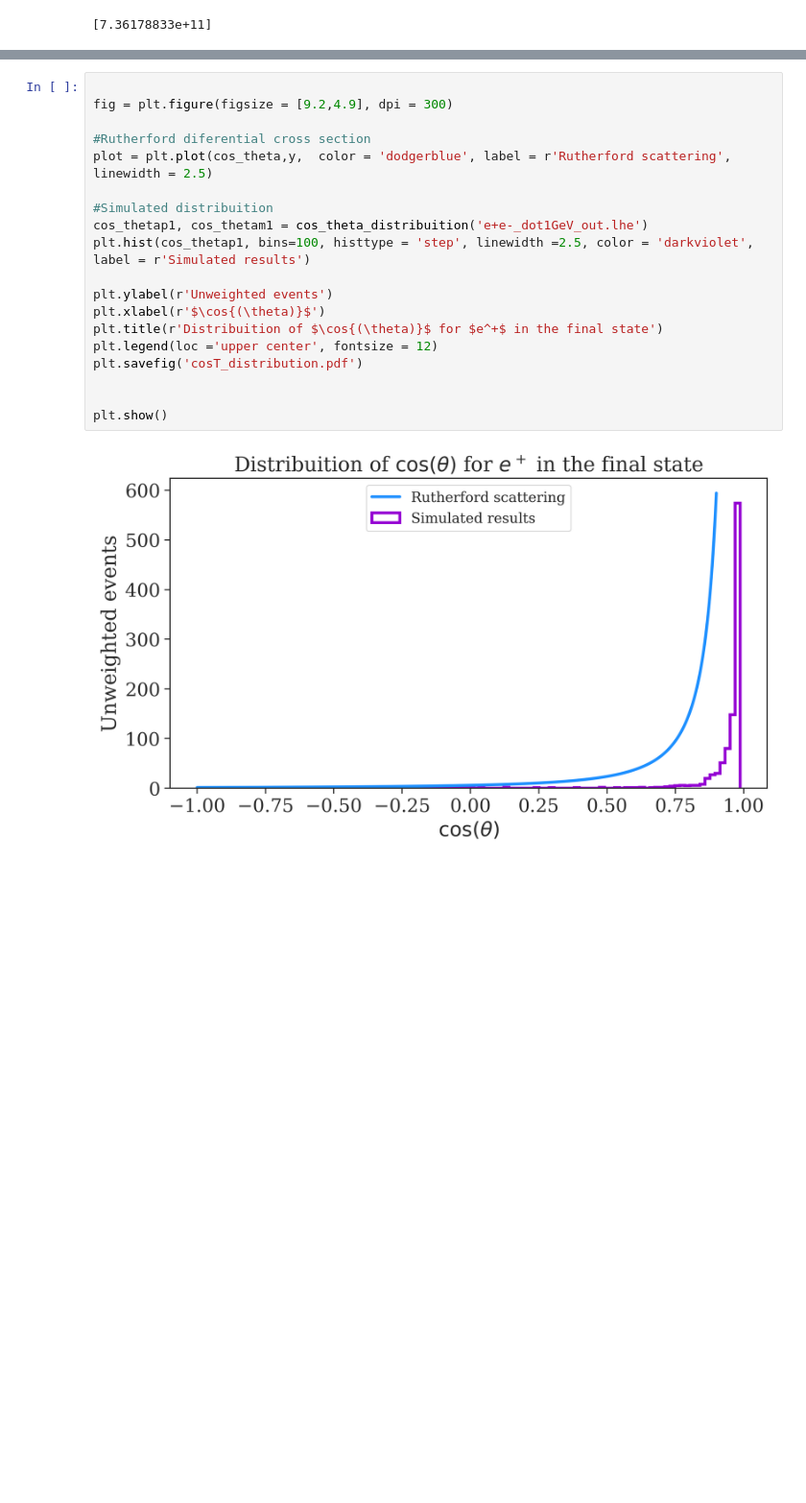
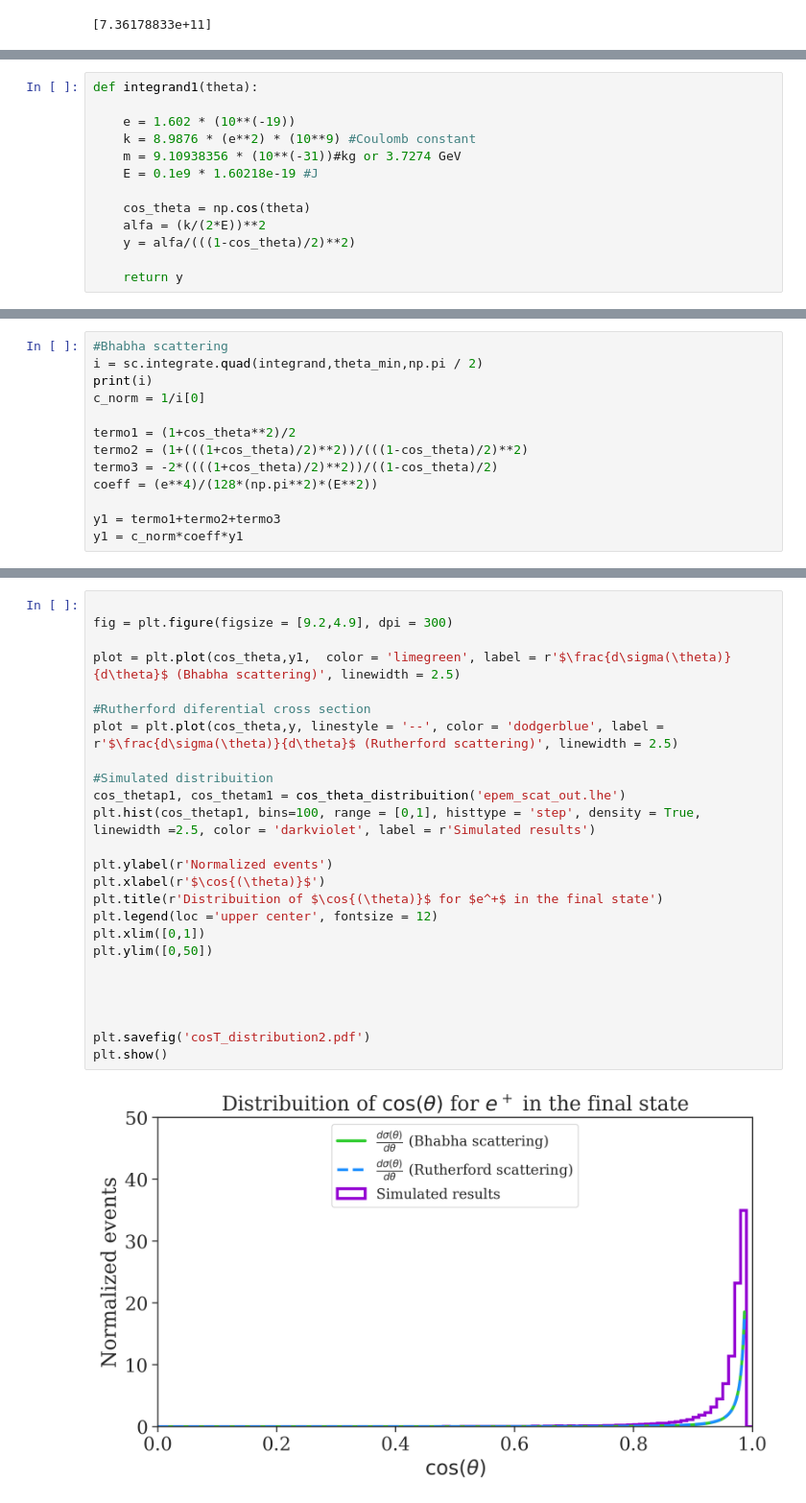
Before and after one commit to viniciusrocca/simulationsSM, a Jupyter notebook: epem2epem/epem2epem.ipynb, the cells around one changed output, grey strips where cells are left out. Shown at 96% size. Drawn from its saved outputs; the diff is of its cells as text; blank space fills up the shorter version.

```diff
--- a/epem2epem/epem2epem.ipynb
+++ b/epem2epem/epem2epem.ipynb
@@ -155,3 +189,16 @@ plt.show()
+# %%
+def integrand1(theta):
+
+    e = 1.602 * (10**(-19))
+    k = 8.9876 * (e**2) * (10**9) #Coulomb constant
+    m = 9.10938356 * (10**(-31))#kg or 3.7274 GeV
+    E = 0.1e9 * 1.60218e-19 #J
+
+    cos_theta = np.cos(theta)
+    alfa = (k/(2*E))**2
+    y = alfa/(((1-cos_theta)/2)**2)
+
+    return y
 # %%
 #Rutherford scattering diferential cross section
 e = 1.602 * (10**(-19))
@@ -176,0 +221,13 @@ T =  7.475287500000001e-13
+# %%
+#Bhabha scattering
+i = sc.integrate.quad(integrand,theta_min,np.pi / 2)
+print(i)
+c_norm = 1/i[0]
+
+termo1 = (1+cos_theta**2)/2
+termo2 = (1+(((1+cos_theta)/2)**2))/(((1-cos_theta)/2)**2)
+termo3 = -2*((((1+cos_theta)/2)**2))/((1-cos_theta)/2)
+coeff = (e**4)/(128*(np.pi**2)*(E**2))
+
+y1 = termo1+termo2+termo3
+y1 = c_norm*coeff*y1
@@ -177,24 +274,30 @@ T =  7.475287500000001e-13
 # %%
 
 fig = plt.figure(figsize = [9.2,4.9], dpi = 300)
 
+plot = plt.plot(cos_theta,y1,  color = 'limegreen', label = r'$\frac{d\sigma(\theta)}{d\theta}$ (Bhabha scattering)', linewidth = 2.5)
+
 #Rutherford diferential cross section
-plot = plt.plot(cos_theta,y,  color = 'dodgerblue', label = r'Rutherford scattering', linewidth = 2.5)
+plot = plt.plot(cos_theta,y, linestyle = '--', color = 'dodgerblue', label = r'$\frac{d\sigma(\theta)}{d\theta}$ (Rutherford scattering)', linewidth = 2.5)
 
 #Simulated distribuition
-cos_thetap1, cos_thetam1 = cos_theta_distribuition('e+e-_dot1GeV_out.lhe')
-plt.hist(cos_thetap1, bins=100, histtype = 'step', linewidth =2.5, color = 'darkviolet', label = r'Simulated results')
+cos_thetap1, cos_thetam1 = cos_theta_distribuition('epem_scat_out.lhe')
+plt.hist(cos_thetap1, bins=100, range = [0,1], histtype = 'step', density = True, linewidth =2.5, color = 'darkviolet', label = r'Simulated results')
 
-plt.ylabel(r'Unweighted events')
+plt.ylabel(r'Normalized events')
 plt.xlabel(r'$\cos{(\theta)}$')
 plt.title(r'Distribuition of $\cos{(\theta)}$ for $e^+$ in the final state')
 plt.legend(loc ='upper center', fontsize = 12)
-plt.savefig('cosT_distribution.pdf')
+plt.xlim([0,1])
+plt.ylim([0,50])
 
 
+
+
+plt.savefig('cosT_distribution2.pdf')
 plt.show()
 # %% [output]
-[figure, old version]
+[figure, new version]
 # %%
 #Graph with the log scale
 
```
Also changed, not shown: parts of 9 cells of this notebook.
